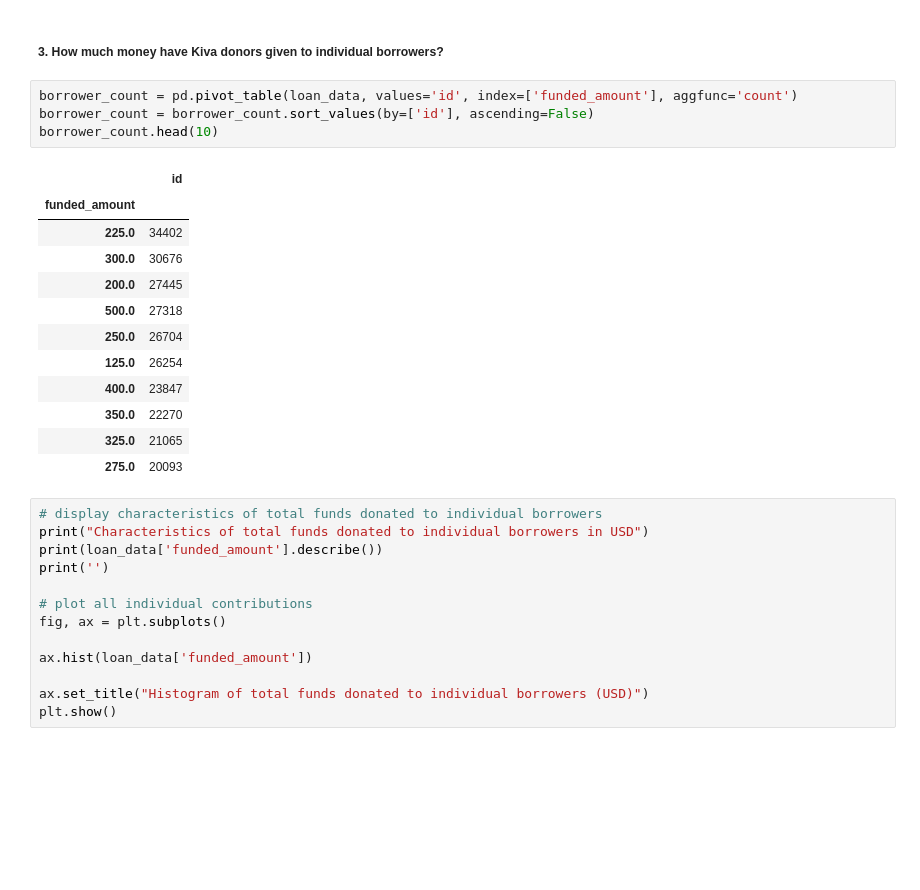
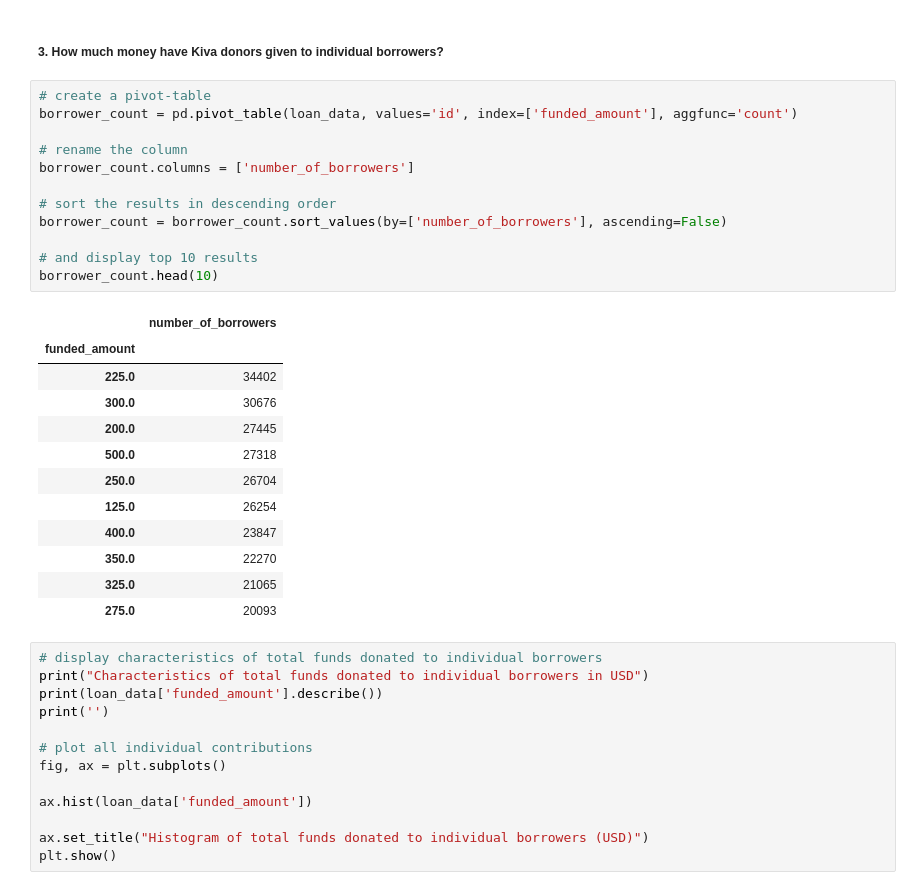
Before and after one commit to masterpython4ds/assignment-1-CeeThinwa, a Jupyter notebook: KIVA Analysis.ipynb, the cells around one changed output. Cells and saved outputs as stored; diff of their text form; blank space fills up the shorter version.

```diff
--- a/KIVA Analysis.ipynb
+++ b/KIVA Analysis.ipynb
@@ -294,11 +299,19 @@ dtype: float64
 # %% [markdown]
 ##### 3. How much money have Kiva donors given to individual borrowers?
 # %%
+# create a pivot-table
 borrower_count = pd.pivot_table(loan_data, values='id', index=['funded_amount'], aggfunc='count')
-borrower_count = borrower_count.sort_values(by=['id'], ascending=False)
+
+# rename the column
+borrower_count.columns = ['number_of_borrowers']
+
+# sort the results in descending order
+borrower_count = borrower_count.sort_values(by=['number_of_borrowers'], ascending=False)
+
+# and display top 10 results
 borrower_count.head(10)
 # %% [output]
-|  | id |
+|  | number_of_borrowers |
 | funded_amount |  |
 | 225.0 | 34402 |
 | 300.0 | 30676 |
```
Also changed, not shown: parts of 13 cells of this notebook.
